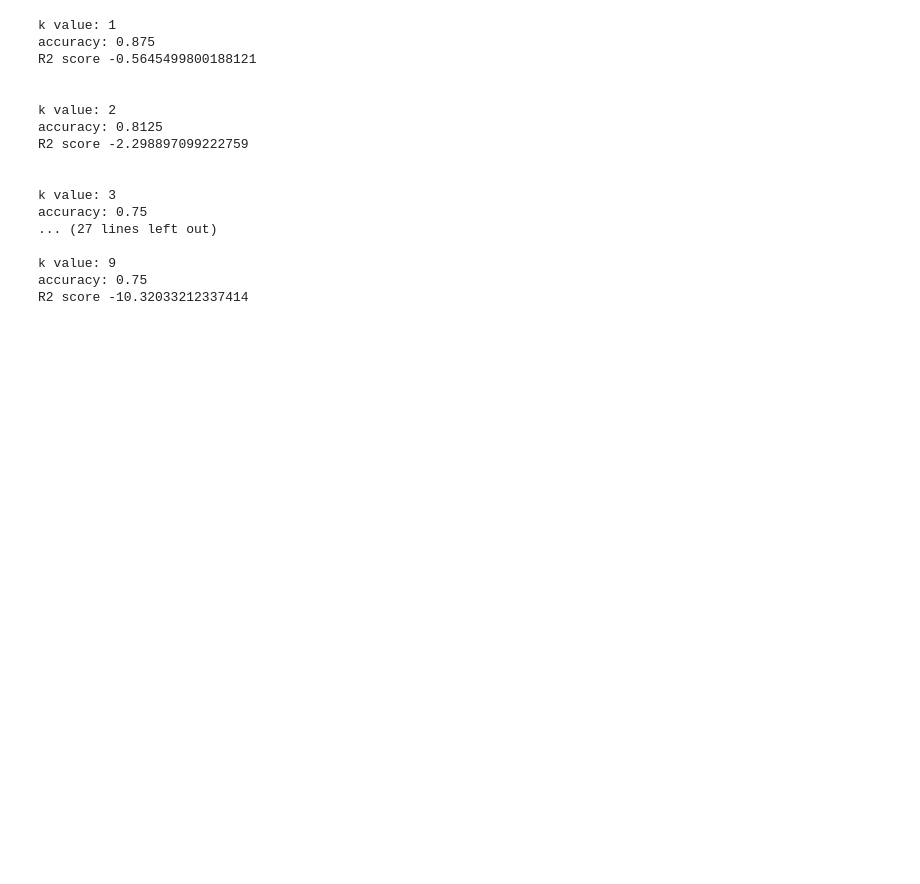
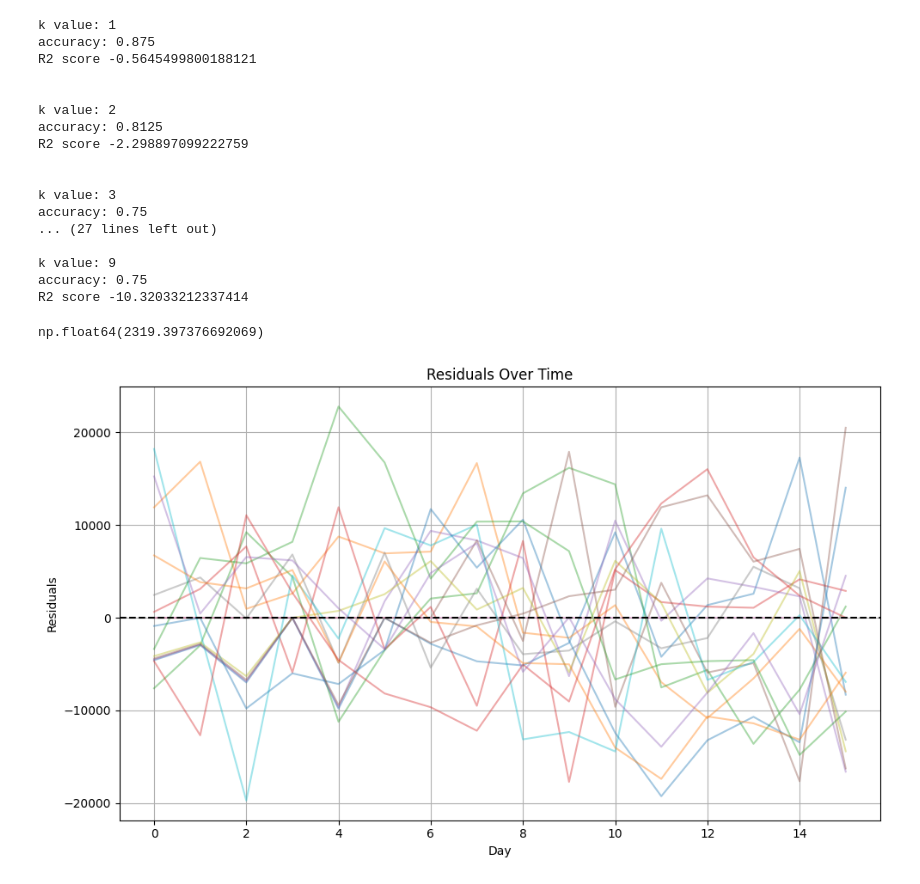
Before and after one commit to RyqShaw/ML2FinalProject_Spring2026, a Jupyter notebook: Riot/cf.ipynb, the cells around one changed output. Saved outputs shown, nothing was run; the diff lists cells and outputs as text; code cells hidden in the pictures; blank space fills up the shorter version.

Commit message:
fixed error and added plot

```diff
--- a/Riot/cf.ipynb
+++ b/Riot/cf.ipynb
@@ -131,7 +131,7 @@ for k in range(1,10):
                 if time_series[player].iloc[tot_time-i] == 0:
                     accuracy+=1
                     vals_for_r2.append(time_series[player].iloc[tot_time-i])
-                    se += (time_series[player].iloc[tot_time-i] - future_preds[-i][1])**2
+                    squared_error += (time_series[player].iloc[tot_time-i] - future_preds[-i][1])**2
 
             else:
                 if time_series[player].iloc[tot_time-i] != 0:
@@ -172,0 +171,31 @@ R2 score -10.32033212337414
+# %%
+preds = time_series_cf_predict(cf, n=n, m=m, top_k=2)
+# %%
+future_preds[1][1]
+# %% [output]
+np.float64(2319.397376692069)
+# %%
+import matplotlib.pyplot as plt
+
+plt.figure(figsize=(10, 6))
+
+for x in range(player_count):
+    player = f"player_{x}"
+    future_preds = preds[player]
+    y_actual = time_series[player].iloc[-len(future_preds):].values
+    y_pred = [pred[1] for pred in future_preds]
+
+    residuals = y_actual - y_pred
+
+    plt.plot(residuals, alpha=0.4, label=player)
+
+plt.axhline(0, color='black', linestyle='--')
+plt.title("Residuals Over Time")
+plt.xlabel("Day")
+plt.ylabel("Residuals")
+plt.grid(True)
+
+plt.tight_layout()
+plt.show()
+# %% [output]
+[figure, added]
```
Also changed, not shown: parts of 1 cell of this notebook.
